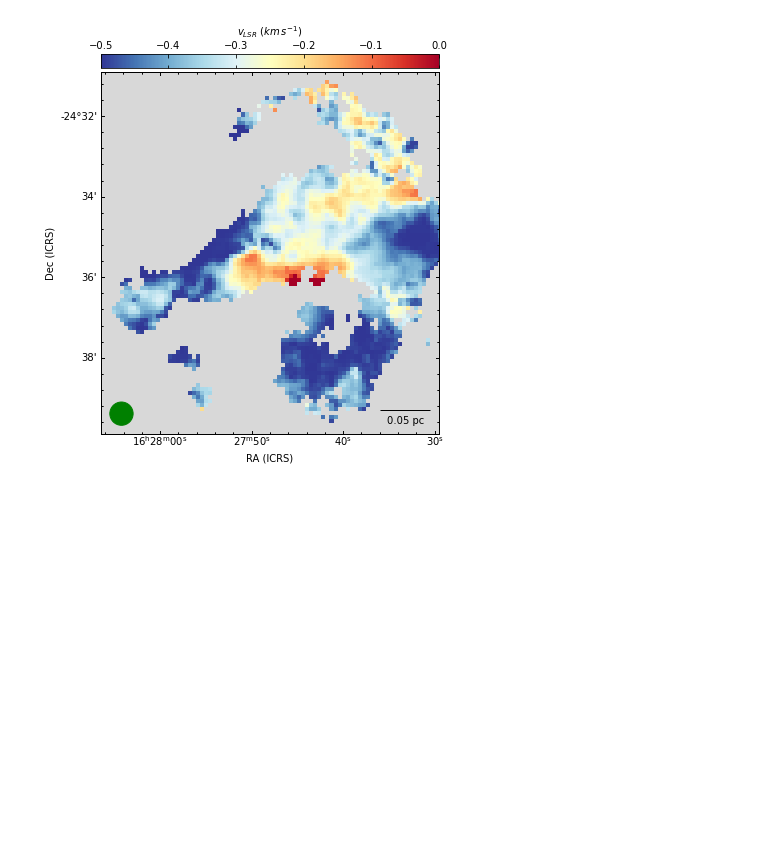
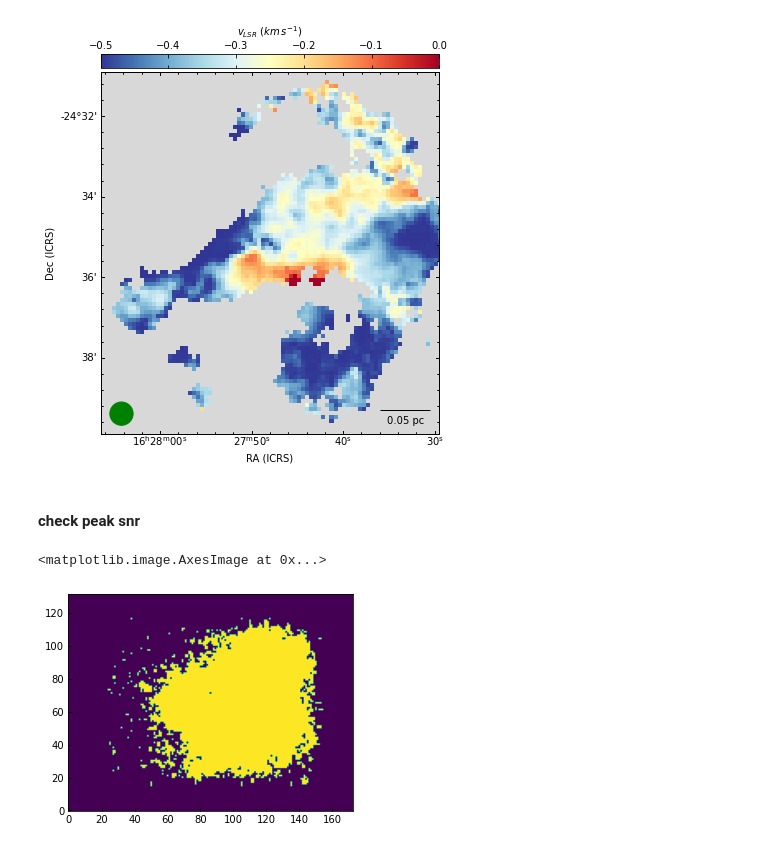
Before and after one commit to SpandanCh/H-MM1_extended_subsonic, a Jupyter notebook: make_figures.ipynb, the cells around one changed output. Saved outputs shown, nothing was run; the diff lists cells and outputs as text; code cells hidden in the pictures; blank space fills up the shorter version.

```diff
--- a/make_figures.ipynb
+++ b/make_figures.ipynb
@@ -804,3 +830,19 @@ fig.recenter(246.95,-24.59,width=0.14,height=0.15)
 fig.beam.set_corner('bottom left')
 # %% [output]
 [figure]
+# %% [markdown]
+#### check peak snr
+# %%
+tpeak_11 = np.nanmax(nh3_cb_11, axis=0)
+tpeak_22 = np.nanmax(nh3_cb_22, axis=0)
+# %%
+rms11 = fits.getdata('../datacubes/H-MM1_rms_11.fits')
+rms22 = fits.getdata('../datacubes/H-MM1_rms_22.fits')
+# %%
+snr_peak_11 = tpeak_11/rms11
+snr_peak_22 = tpeak_22/rms22
+# %%
+plt.imshow(snr_peak_22>4, origin='lower')
+# %% [output]
+<matplotlib.image.AxesImage at 0x...>
+[figure, added]
```
Also changed, not shown: parts of 14 cells of this notebook, 4 other files.
